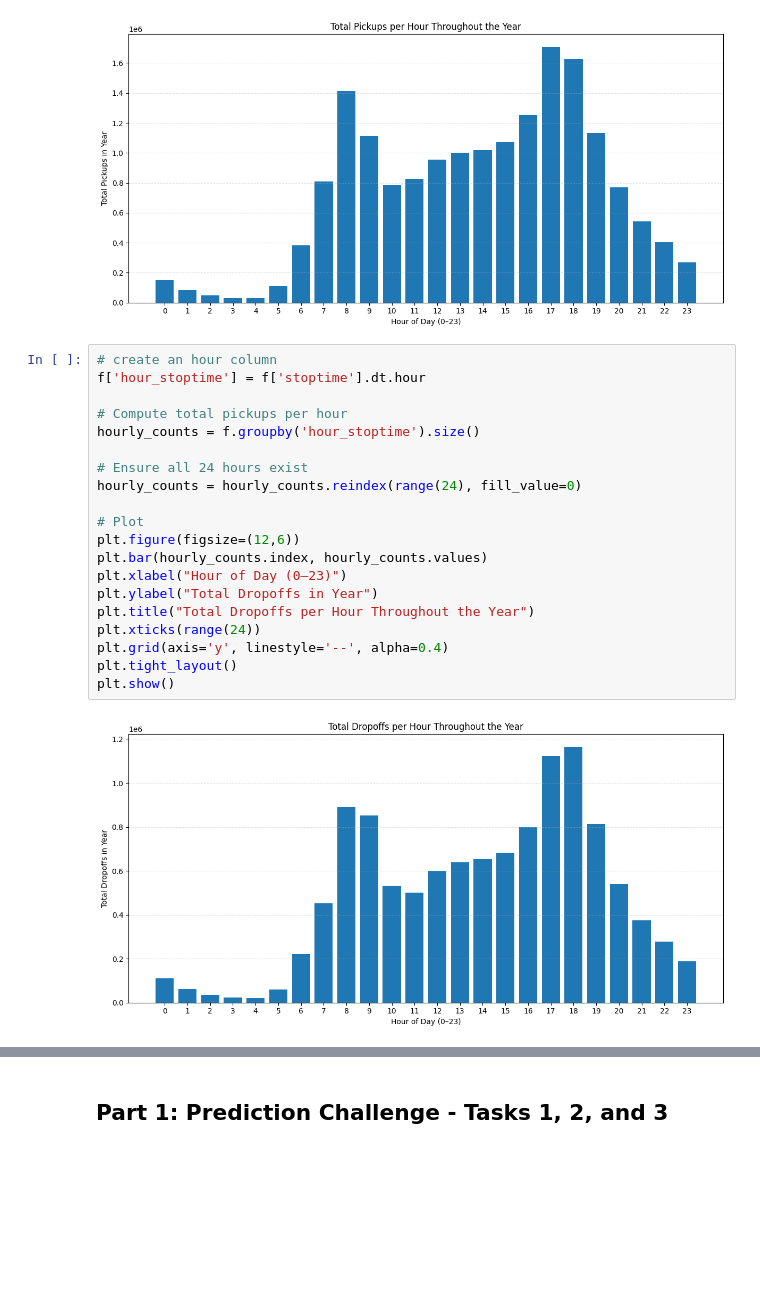
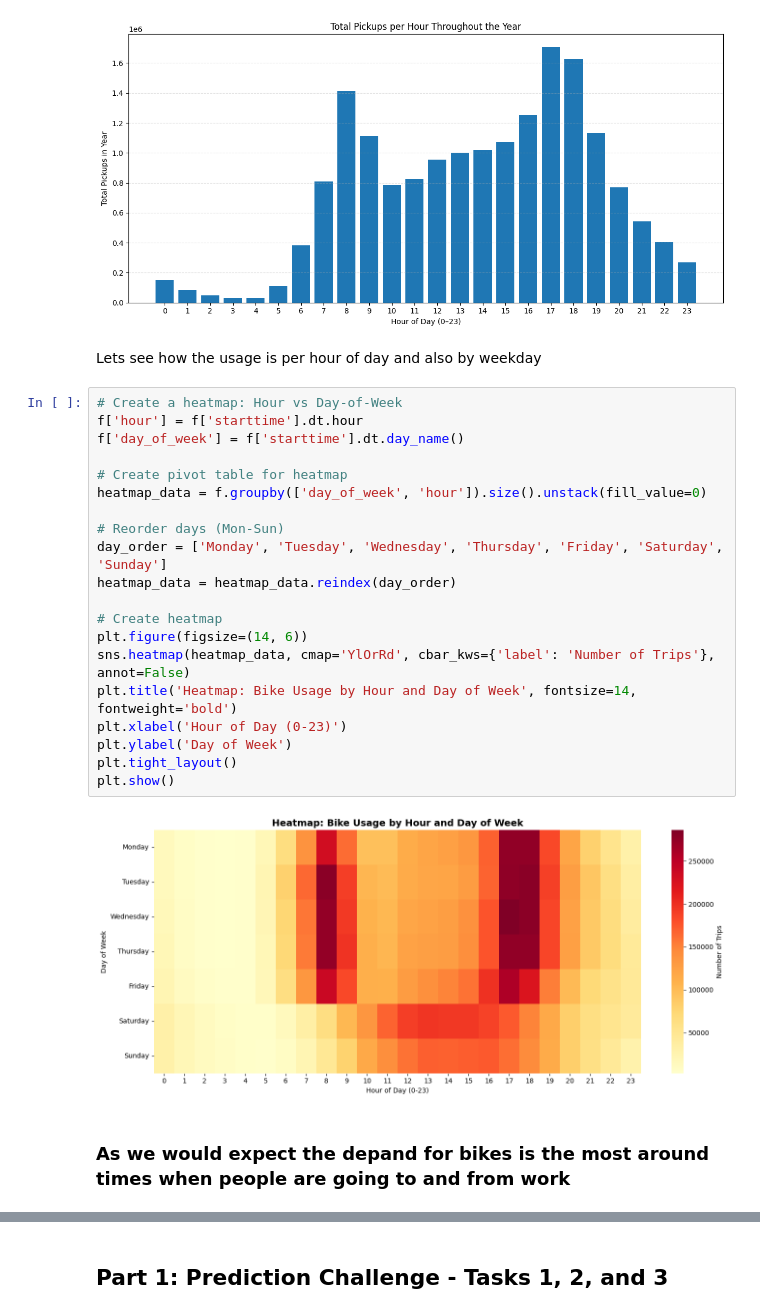
Before and after one commit to bodvarsdottirkristin/ba-group-37, a Jupyter notebook: notebooks/Citi_Bike_challenge.ipynb, the cells around one changed output, grey strips where cells are left out. Drawn from its saved outputs; the diff is of its cells as text; blank space fills up the shorter version.

```diff
--- a/notebooks/Citi_Bike_challenge.ipynb
+++ b/notebooks/Citi_Bike_challenge.ipynb
@@ -139,25 +139,29 @@ plt.tight_layout()
 plt.show()
 # %% [output]
 [figure]
-# %%
-# create an hour column
-f['hour_stoptime'] = f['stoptime'].dt.hour
-
-# Compute total pickups per hour
-hourly_counts = f.groupby('hour_stoptime').size()
-
-# Ensure all 24 hours exist
-hourly_counts = hourly_counts.reindex(range(24), fill_value=0)
-
-# Plot
-plt.figure(figsize=(12,6))
-plt.bar(hourly_counts.index, hourly_counts.values)
-plt.xlabel("Hour of Day (0–23)")
-plt.ylabel("Total Dropoffs in Year")
-plt.title("Total Dropoffs per Hour Throughout the Year")
-plt.xticks(range(24))
-plt.grid(axis='y', linestyle='--', alpha=0.4)
-plt.tight_layout()
-plt.show()
-# %% [output]
-[figure, removed]
+# %% [markdown]
+Lets see how the usage is per hour of day and also by weekday
+# %%
+# Create a heatmap: Hour vs Day-of-Week
+f['hour'] = f['starttime'].dt.hour
+f['day_of_week'] = f['starttime'].dt.day_name()
+
+# Create pivot table for heatmap
+heatmap_data = f.groupby(['day_of_week', 'hour']).size().unstack(fill_value=0)
+
+# Reorder days (Mon-Sun)
+day_order = ['Monday', 'Tuesday', 'Wednesday', 'Thursday', 'Friday', 'Saturday', 'Sunday']
+heatmap_data = heatmap_data.reindex(day_order)
+
+# Create heatmap
+plt.figure(figsize=(14, 6))
+sns.heatmap(heatmap_data, cmap='YlOrRd', cbar_kws={'label': 'Number of Trips'}, annot=False)
+plt.title('Heatmap: Bike Usage by Hour and Day of Week', fontsize=14, fontweight='bold')
+plt.xlabel('Hour of Day (0-23)')
+plt.ylabel('Day of Week')
+plt.tight_layout()
+plt.show()
+# %% [output]
+[figure, added]
+# %% [markdown]
+### As we would expect the depand for bikes is the most around times when people are going to and from work
```
Also changed, not shown: parts of 16 cells of this notebook.
